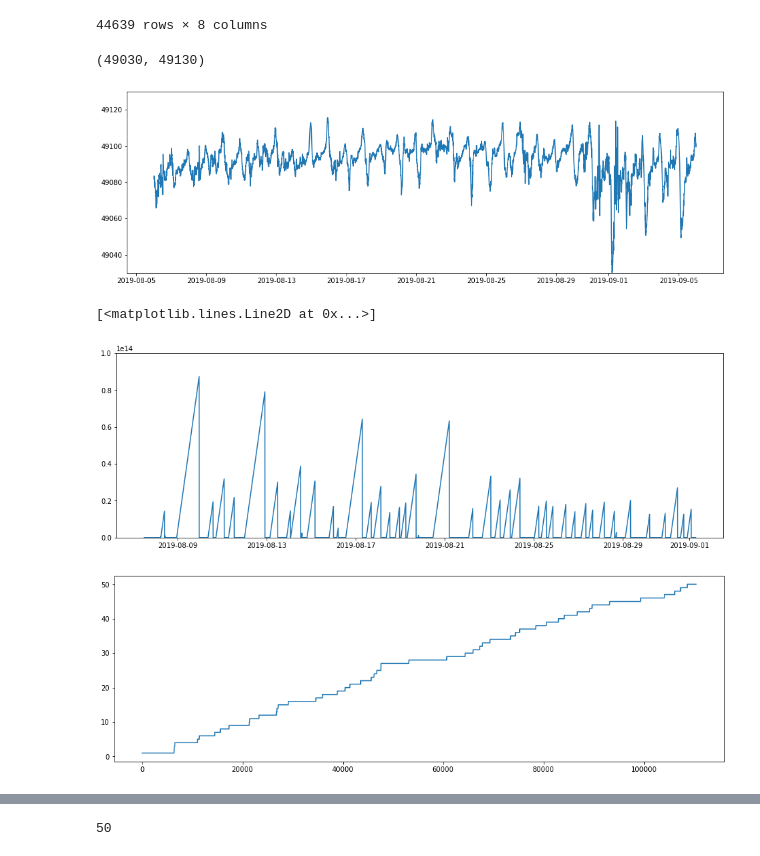
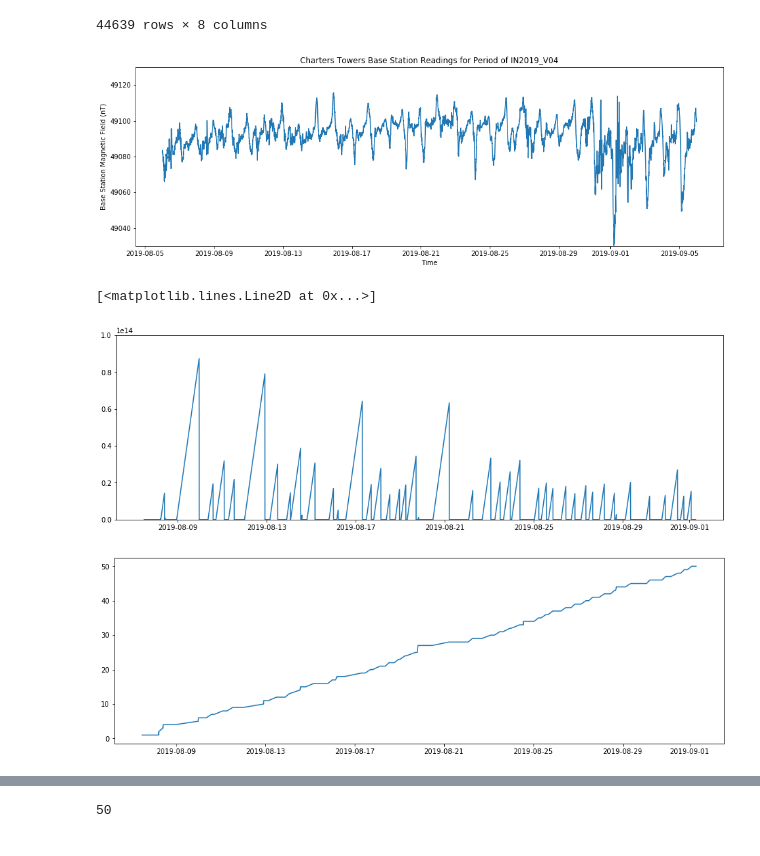
Before and after one commit to siwill22/geo-investigator, a Jupyter notebook: ECOSAT3_Magnetometer.ipynb, the cells around one changed output, grey strips where cells are left out. Cells and saved outputs as stored; diff of their text form; code cells hidden in the pictures.

```diff
--- a/ECOSAT3_Magnetometer.ipynb
+++ b/ECOSAT3_Magnetometer.ipynb
@@ -130,17 +125,20 @@ df_base_station
 # %%
 # Assign a time index to the base station data frame
 df_base_station['timeindex'] = pd.to_datetime(df_base_station['yyyy-MM-dd HH:mm:ss'])
 df_base_station = df_base_station.set_index('timeindex')
 
 df_base_station_1S = df_base_station.resample('1S').interpolate()
 
 plt.figure(figsize=(16,5))
 plt.plot(df_base_station['  F (nT)'])
 plt.ylim(49080-50,49080+50)
 #plt.xlim(pd.Timestamp('2019-08-07'), pd.Timestamp('2019-08-08'))
+plt.xlabel('Time')
+plt.ylabel('Base Station Magnetic Field (nT)')
+plt.title('Charters Towers Base Station Readings for Period of IN2019_V04')
+plt.savefig('in2018_v04_base_station.png')
 # %% [output]
-(49030, 49130)
-[figure, old version]
+[figure, new version]
 # %%
 # plot the difference between the time stamp for each succesive pair of rows.
 # Where this is bigger than a second, there is a jump in the data (ie where the magnetometer stopped recording).
@@ -166,11 +164,11 @@ df['segment_numbers'] = segment_numbers
 
 # plot the segment numbers versus time
 plt.figure(figsize=(16,5))
-plt.plot(segment_numbers)
+plt.plot(df.segment_numbers)
 # %% [output]
 [<matplotlib.lines.Line2D at 0x...>]
 [figure]
-[figure, old version]
+[figure, new version]
 # %%
 # Plot the segments with different colors to make sure they look sensible
 
```
Also changed, not shown: parts of 4 cells of this notebook, 1 other file.
